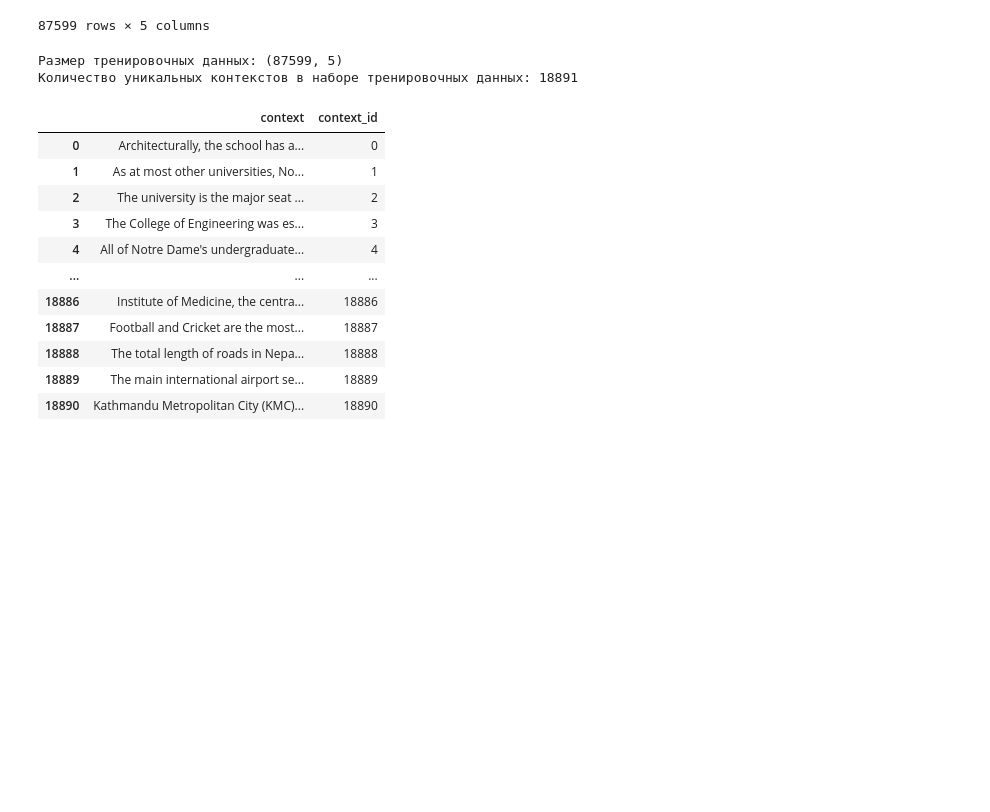
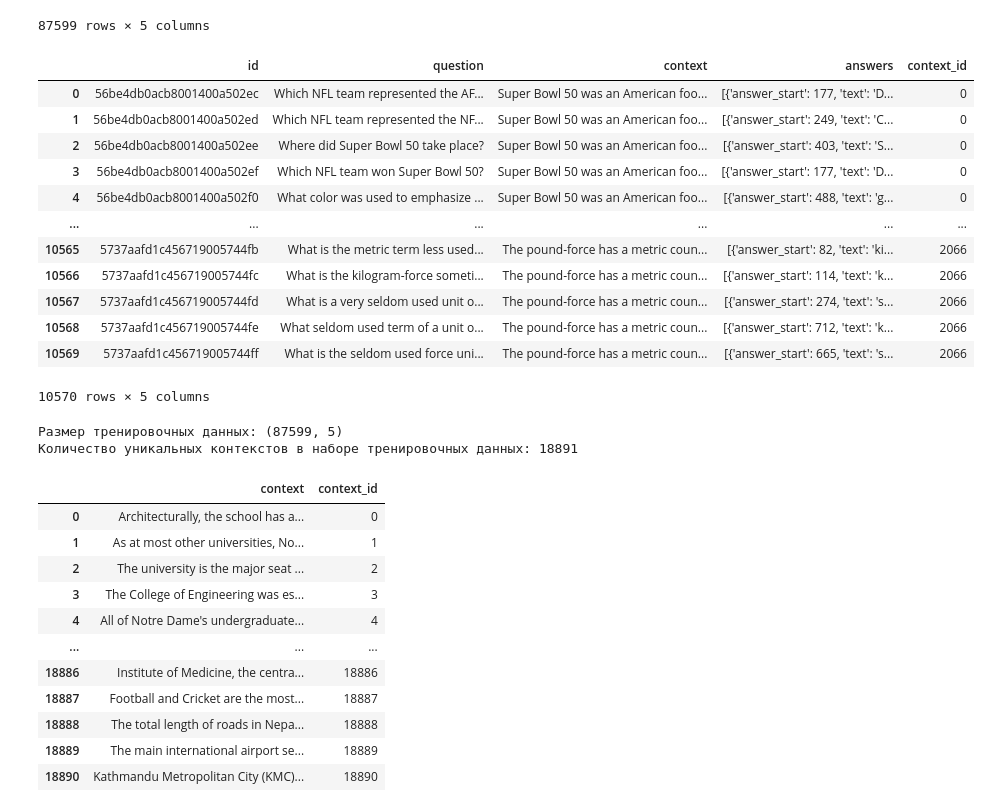
Before and after one commit to SotGE/innopolis2023, a Jupyter notebook: certification3/certification3.ipynb, the cells around one changed output. Drawn from its saved outputs; the diff is of its cells as text; code cells hidden in the pictures; blank space fills up the shorter version.

```diff
--- a/certification3/certification3.ipynb
+++ b/certification3/certification3.ipynb
@@ -96,6 +96,24 @@ train
 | 87597 | 5735d259012e2f140011a0a0 | In what year did Kathmandu create... | Kathmandu Metropolitan City (KMC)... | [{'answer_start': 199, 'text': '1... | 18890 |
 | 87598 | 5735d259012e2f140011a0a1 | What is KMC an initialism of? | Kathmandu Metropolitan City (KMC)... | [{'answer_start': 0, 'text': 'Kat... | 18890 |
 87599 rows × 5 columns
+# %%
+# Валидационные данные
+valid = convert('archive/dev-v1.1.json')
+valid
+# %% [output]
+|  | id | question | context | answers | context_id |
+| 0 | 56be4db0acb8001400a502ec | Which NFL team represented the AF... | Super Bowl 50 was an American foo... | [{'answer_start': 177, 'text': 'D... | 0 |
+| 1 | 56be4db0acb8001400a502ed | Which NFL team represented the NF... | Super Bowl 50 was an American foo... | [{'answer_start': 249, 'text': 'C... | 0 |
+| 2 | 56be4db0acb8001400a502ee | Where did Super Bowl 50 take place? | Super Bowl 50 was an American foo... | [{'answer_start': 403, 'text': 'S... | 0 |
+| 3 | 56be4db0acb8001400a502ef | Which NFL team won Super Bowl 50? | Super Bowl 50 was an American foo... | [{'answer_start': 177, 'text': 'D... | 0 |
+| 4 | 56be4db0acb8001400a502f0 | What color was used to emphasize ... | Super Bowl 50 was an American foo... | [{'answer_start': 488, 'text': 'g... | 0 |
+| ... | ... | ... | ... | ... | ... |
+| 10565 | 5737aafd1c456719005744fb | What is the metric term less used... | The pound-force has a metric coun... | [{'answer_start': 82, 'text': 'ki... | 2066 |
+| 10566 | 5737aafd1c456719005744fc | What is the kilogram-force someti... | The pound-force has a metric coun... | [{'answer_start': 114, 'text': 'k... | 2066 |
+| 10567 | 5737aafd1c456719005744fd | What is a very seldom used unit o... | The pound-force has a metric coun... | [{'answer_start': 274, 'text': 's... | 2066 |
+| 10568 | 5737aafd1c456719005744fe | What seldom used term of a unit o... | The pound-force has a metric coun... | [{'answer_start': 712, 'text': 'k... | 2066 |
+| 10569 | 5737aafd1c456719005744ff | What is the seldom used force uni... | The pound-force has a metric coun... | [{'answer_start': 665, 'text': 's... | 2066 |
+10570 rows × 5 columns
 # %%
 # Размер тренировочных данных
 print(f'Размер тренировочных данных: {train.shape}')
```
Also changed, not shown: parts of 17 cells of this notebook.
